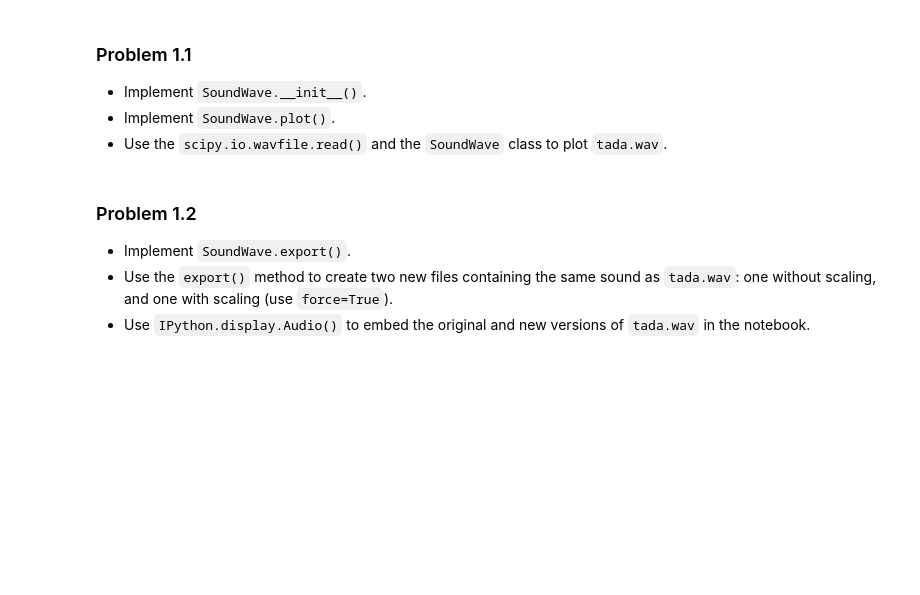
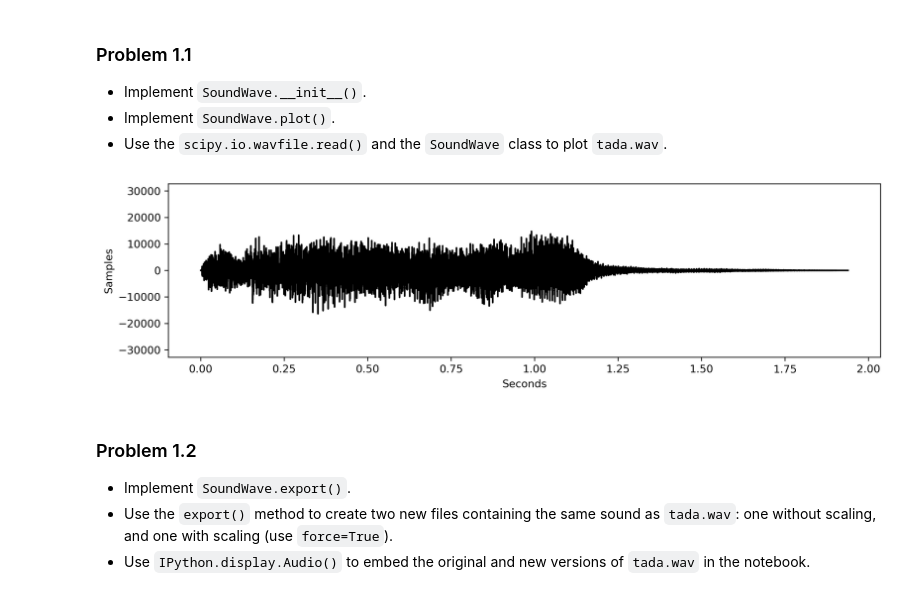
Before and after one commit to jacfra42/Applied-Math, a Jupyter notebook: FourierTransform/fourier_transform.ipynb, the cells around one changed output. Drawn from its saved outputs; the diff is of its cells as text; code cells hidden in the pictures; blank space fills up the shorter version.

```diff
--- a/FourierTransform/fourier_transform.ipynb
+++ b/FourierTransform/fourier_transform.ipynb
@@ -23,12 +26,22 @@ class SoundWave(object):
             rate (int): The sample rate of the sound.
             samples ((n,) ndarray): NumPy array of samples.
         """
-        raise NotImplementedError("Problem 1.1 Incomplete")
+        self.rate = rate
+        self.samples = samples
+
+
 
     # Problems 1.1 and 1.7
     def plot(self):
         """Plot the graph of the sound wave (time versus amplitude)."""
-        raise NotImplementedError("Problem 1.1 Incomplete")
+        time = len(self.samples)/self.rate # Find the time the sound lasts for
+        x = np.linspace(0,time,len(self.samples)) # Set the x values
+        plt.ylim(-32768,32767) # Set y-axis limits
+        plt.plot(x, self.samples, 'k')
+        plt.xlabel("Seconds")
+        plt.ylabel("Samples")
+        plt.show()
+
 
     # Problem 1.2
     def export(self, filename, force=False):
@@ -38,7 +51,13 @@ class SoundWave(object):
         Parameters:
             filename (str): The name of the wav file to export the sound to.
         """
-        raise NotImplementedError("Problem 1.2 Incomplete")
+        # If force is false and the type is int16 write to the filename
+        if self.samples.dtype == np.int16 and not force:
+            wavfile.write(filename, self.rate, self.samples)
+        # If not scale the samples and write to the filename
+        else:
+            new_samples = np.int16((self.samples/np.max(np.abs(self.samples)))*32767)
+            wavfile.write(filename, self.rate, new_samples)
 
     # Problem 1.4
     def __add__(self, other):
@@ -54,7 +73,13 @@ class SoundWave(object):
         Raises:
             ValueError: if the two sample arrays are not the same length.
         """
-        raise NotImplementedError("Problem 1.4 Incomplete")
+        # Raise error if the two sounds don't have the same number of samples
+        if len(self.samples) != len(other.samples):
+            raise ValueError("Sounds have different number of samples")
+
+        New_sound = SoundWave(self.rate, self.samples+other.samples) # Add the samples eleent-wise and create a new object
+
+        return New_sound
 
     # Problem 1.4
     def __rshift__(self, other):
@@ -67,7 +92,13 @@ class SoundWave(object):
         Raises:
             ValueError: if the two sample rates are not equal.
         """
-        raise NotImplementedError("Problem 1.4 Incomplete")
+        # Raise error if the two sounds don't have the same sample rate
+        if self.rate != other.rate:
+            raise ValueError("Sounds have different sample rates")
+
+        New_sound = SoundWave(self.rate, np.hstack((self.samples,other.samples)))
+
+        return New_sound
 
     # Problem 2.1
     def __mul__(self, other):
@@ -116,6 +147,12 @@ class SoundWave(object):
 - Implement `SoundWave.__init__()`.
 - Implement `SoundWave.plot()`.
 - Use the `scipy.io.wavfile.read()` and the `SoundWave` class to plot `tada.wav`.
+# %%
+r,s = wavfile.read("tada.wav") # Read tada.wav
+tada = SoundWave(r,s) # Create a Soundwave() object
+tada.plot()
+# %% [output]
+[figure, added]
 # %% [markdown]
 ### Problem 1.2
 
```
Also changed, not shown: parts of 11 cells of this notebook, 6 other files.
